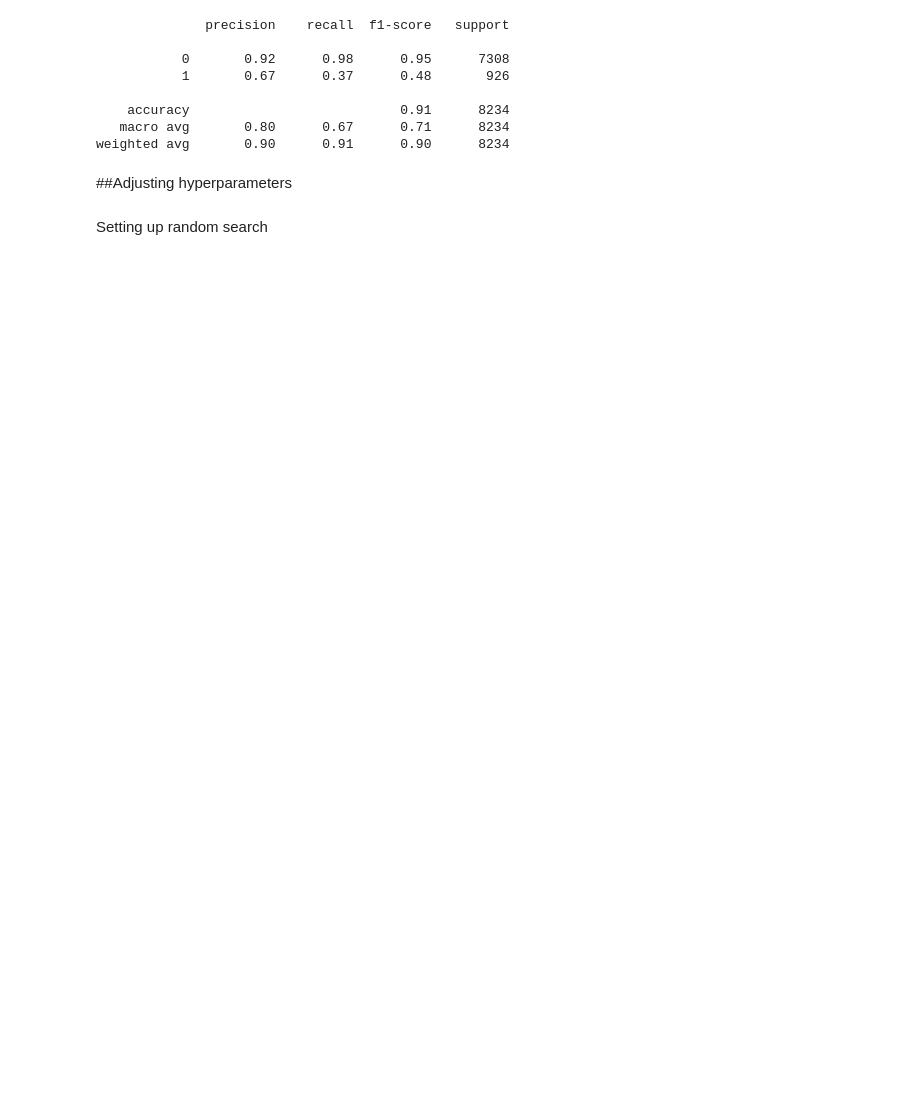
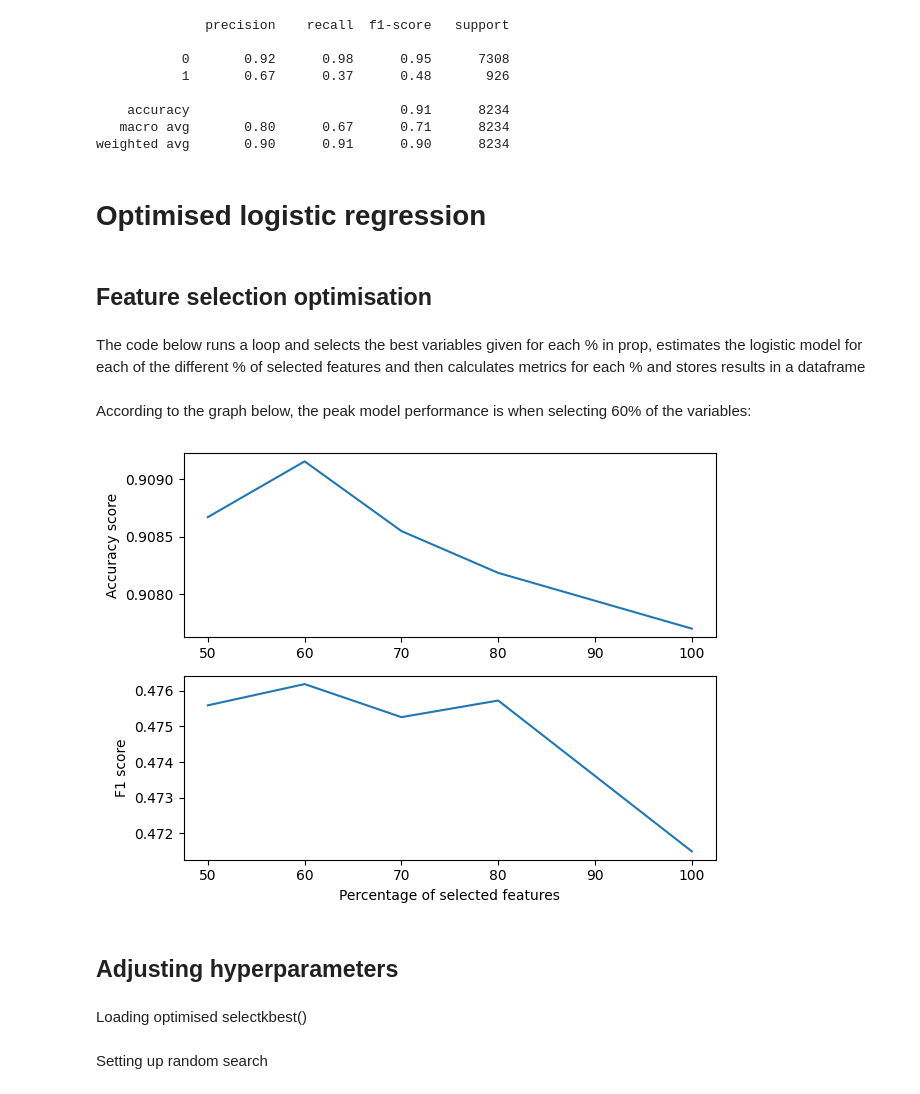
Before and after one commit to linama2593/machine-learning-banking-data, a Jupyter notebook: src/ML_banking_data.ipynb, the cells around one changed output. Cells and saved outputs as stored; diff of their text form; code cells hidden in the pictures; blank space fills up the shorter version.

```diff
--- a/src/ML_banking_data.ipynb
+++ b/src/ML_banking_data.ipynb
@@ -769,6 +794,6 @@ Also, the dependent variable y_yes is unbalanced. Meaning that the values of one
 
 Even if I delete all missing observations, it would lead me to a final sample of 30.4k osbervations, which is still not enough to make the model converge since the dependent variable would be still unbalanced (y=yes only has about 4k observations). In contrast, when I use a more balanced variable, such as housing, as dependent variable, the model converges without any problems.
 # %%
-bank_model = LogisticRegression(solver='newton-cholesky')
-bank_model.fit(X_train, y_train)
+bank_model = LogisticRegression(solver='newton-cholesky', random_state=42)
+bank_model.fit(X_train_sc_sel, y_train)#Training model with scaled-featured-selected data
 # %% [output]
@@ -778,2 +813,2 @@ LogisticRegression(solver='newton-cholesky')
 # %%
-y_pred_train= bank_model.predict(X_train)
+y_pred_ss= bank_model.predict(X_test_sc_sel)
@@ -830,5 +857,53 @@ print(metrics.classification_report(y_test, y_pred))
     accuracy                           0.91      8234
    macro avg       0.80      0.67      0.71      8234
 weighted avg       0.90      0.91      0.90      8234
+# %% [markdown]
+# Optimised logistic regression
+# %% [markdown]
+## Feature selection optimisation
+# %% [markdown]
+The code below runs a loop and selects the best variables given for each % in prop, estimates the logistic model for each of the different % of selected features and then calculates metrics for each % and stores results in a dataframe
+# %%
+prop=[100, 80, 70, 60, 50]
+
+metrics=pd.DataFrame( columns=['p','accuracy','f1_score'])
+for i in prop:
+    #feature selection
+    selection_model = SelectKBest(f_classif, k = int(len(X_train_sc.columns) * (i/100) ))
+    selection_model.fit(X_train_sc, y_train)
+
+    #Storing X data based on % of selected vars
+    mask = selection_model.get_support()
+    X_train_sc_sel = pd.DataFrame(selection_model.transform(X_train_sc), columns = X_train_sc.columns.values[mask])
+    X_test_sc_sel = pd.DataFrame(selection_model.transform(X_test_sc), columns = X_test_sc.columns.values[mask])
+
+    #Storing feature selection for each %
+    dump(selection_model, open(f"C:/Users/linam/Documents/GitHub/machine-learning-banking-data/models/selectkscl{int(i)}.pk", "wb"))
+
+    bank_model = LogisticRegression(solver='newton-cholesky', random_state=42)
+    bank_model.fit(X_train_sc_sel, y_train)#Training model with scaled-featured-selected data
+    y_pred_ss= bank_model.predict(X_test_sc_sel)
+    result={
+            'p':i,
+            'accuracy': accuracy_score(y_test, y_pred_ss),
+            'f1_score': f1_score(y_test, y_pred_ss)}
+    metrics.loc[len(metrics)]=result
+# %% [markdown]
+According to the graph below, the peak model performance is when selecting 60% of the variables:
+# %%
+fig, ax=plt.subplots(2)
+ax[0].plot( metrics['p'], metrics['accuracy'])
+ax[0].set_ylabel('Accuracy score')
+
+ax[1].plot( metrics['p'], metrics['f1_score'])
+ax[1].set_ylabel('F1 score')
+ax[1].set_xlabel('Percentage of selected features')
+
+plt.tight_layout()
+plt.show()
+# %% [output]
+[figure, added]
 # %% [markdown]
-##Adjusting hyperparameters
+## Adjusting hyperparameters
+# %% [markdown]
+Loading optimised selectkbest()
```
Also changed, not shown: parts of 78 cells of this notebook, 18 other files.
